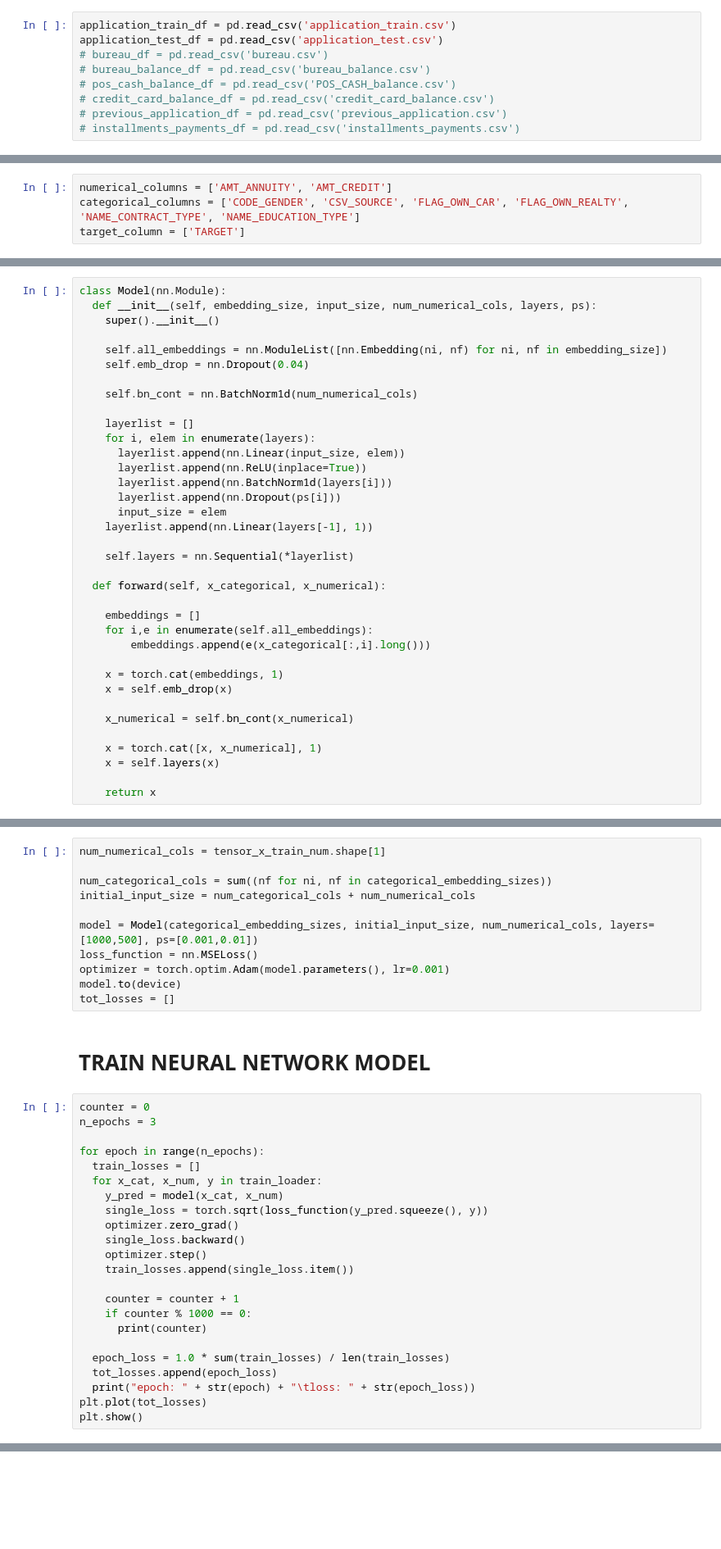
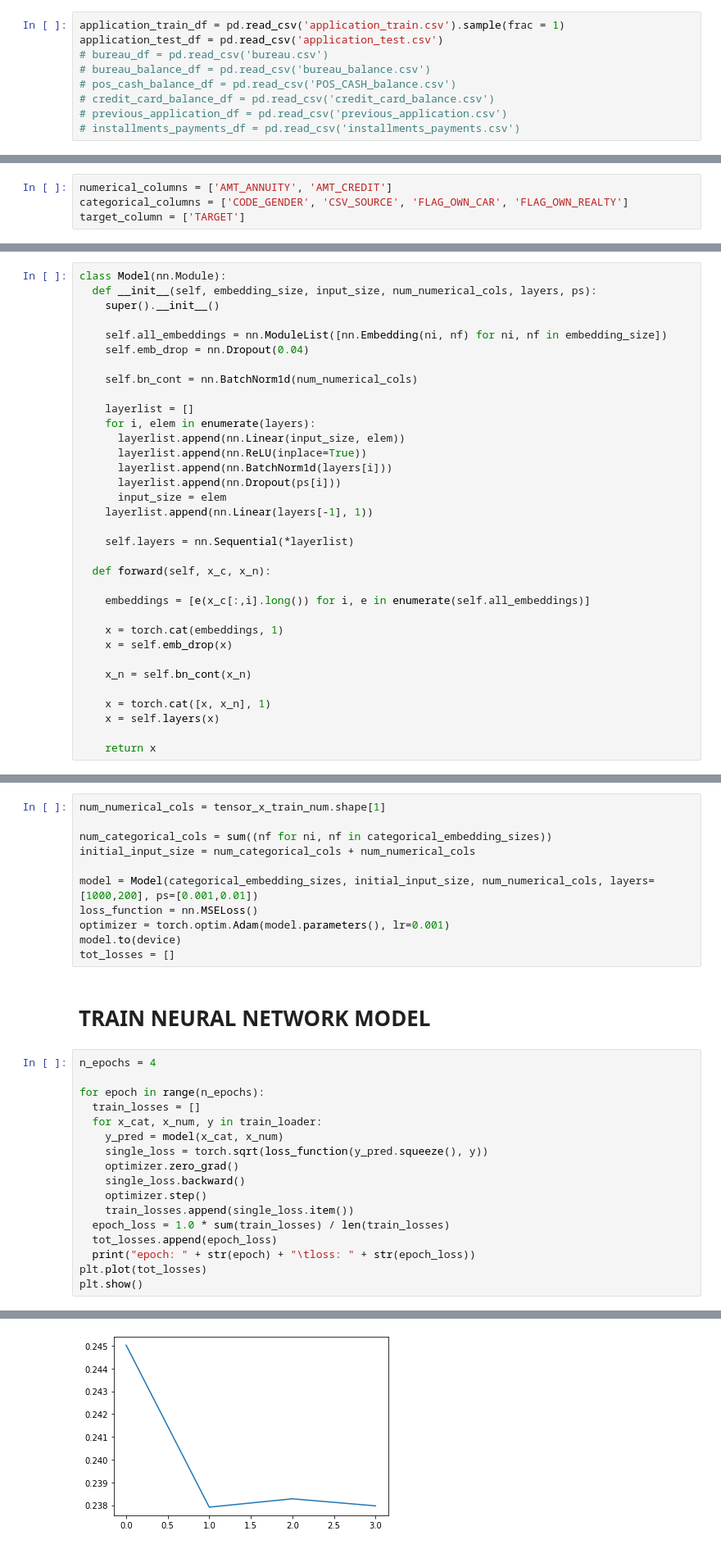
Before and after one commit to robertocommit/neural, a Jupyter notebook: Home_Credit_Default_Risk.ipynb, the cells around one changed output, grey strips where cells are left out. Shown: that part at 82% size. Cells and saved outputs as stored; diff of their text form; blank space fills up the shorter version.

```diff
--- a/Home_Credit_Default_Risk.ipynb
+++ b/Home_Credit_Default_Risk.ipynb
@@ -58,7 +74,7 @@ pd.set_option('mode.chained_assignment', None)
 # %% [markdown]
 # LOAD DATA
 # %%
-application_train_df = pd.read_csv('application_train.csv')
+application_train_df = pd.read_csv('application_train.csv').sample(frac = 1)
 application_test_df = pd.read_csv('application_test.csv')
 # bureau_df = pd.read_csv('bureau.csv')
 # bureau_balance_df = pd.read_csv('bureau_balance.csv')
@@ -154,7 +173,7 @@ numerical_columns = columns_type[0]
 categorical_columns = columns_type[1]
 # %%
 numerical_columns = ['AMT_ANNUITY', 'AMT_CREDIT']
-categorical_columns = ['CODE_GENDER', 'CSV_SOURCE', 'FLAG_OWN_CAR', 'FLAG_OWN_REALTY', 'NAME_CONTRACT_TYPE', 'NAME_EDUCATION_TYPE']
+categorical_columns = ['CODE_GENDER', 'CSV_SOURCE', 'FLAG_OWN_CAR', 'FLAG_OWN_REALTY']
 target_column = ['TARGET']
 # %%
 df = df[numerical_columns + categorical_columns + target_column] # KEEP ONLY RELEVANT COLUMNS
@@ -251,18 +281,16 @@ class Model(nn.Module):
 
     self.layers = nn.Sequential(*layerlist)
 
-  def forward(self, x_categorical, x_numerical):
+  def forward(self, x_c, x_n):
 
-    embeddings = []
-    for i,e in enumerate(self.all_embeddings):
-        embeddings.append(e(x_categorical[:,i].long()))
+    embeddings = [e(x_c[:,i].long()) for i, e in enumerate(self.all_embeddings)]
 
     x = torch.cat(embeddings, 1)
     x = self.emb_drop(x)
 
-    x_numerical = self.bn_cont(x_numerical)
+    x_n = self.bn_cont(x_n)
 
-    x = torch.cat([x, x_numerical], 1)
+    x = torch.cat([x, x_n], 1)
     x = self.layers(x)
 
     return x
@@ -274,7 +302,7 @@ num_numerical_cols = tensor_x_train_num.shape[1]
 num_categorical_cols = sum((nf for ni, nf in categorical_embedding_sizes))
 initial_input_size = num_categorical_cols + num_numerical_cols
 
-model = Model(categorical_embedding_sizes, initial_input_size, num_numerical_cols, layers=[1000,500], ps=[0.001,0.01])
+model = Model(categorical_embedding_sizes, initial_input_size, num_numerical_cols, layers=[1000,200], ps=[0.001,0.01])
 loss_function = nn.MSELoss()
 optimizer = torch.optim.Adam(model.parameters(), lr=0.001)
 model.to(device)
@@ -282,8 +310,7 @@ tot_losses = []
 # %% [markdown]
 # TRAIN NEURAL NETWORK MODEL
 # %%
-counter = 0
-n_epochs = 3
+n_epochs = 4
 
 for epoch in range(n_epochs):
   train_losses = []
@@ -294,13 +321,9 @@ for epoch in range(n_epochs):
     single_loss.backward()
     optimizer.step()
     train_losses.append(single_loss.item())
-
-    counter = counter + 1
-    if counter % 1000 == 0:
-      print(counter)
-
   epoch_loss = 1.0 * sum(train_losses) / len(train_losses)
   tot_losses.append(epoch_loss)
   print("epoch: " + str(epoch) + "\tloss: " + str(epoch_loss))
 plt.plot(tot_losses)
 plt.show()
+# %% [output]
@@ -307,3 +334,4 @@ plt.show()
+[figure, added]
 # %% [markdown]
 # VALIDATE NEURAL NETWORK
 # %%
```
Also changed, not shown: parts of 9 cells of this notebook.
